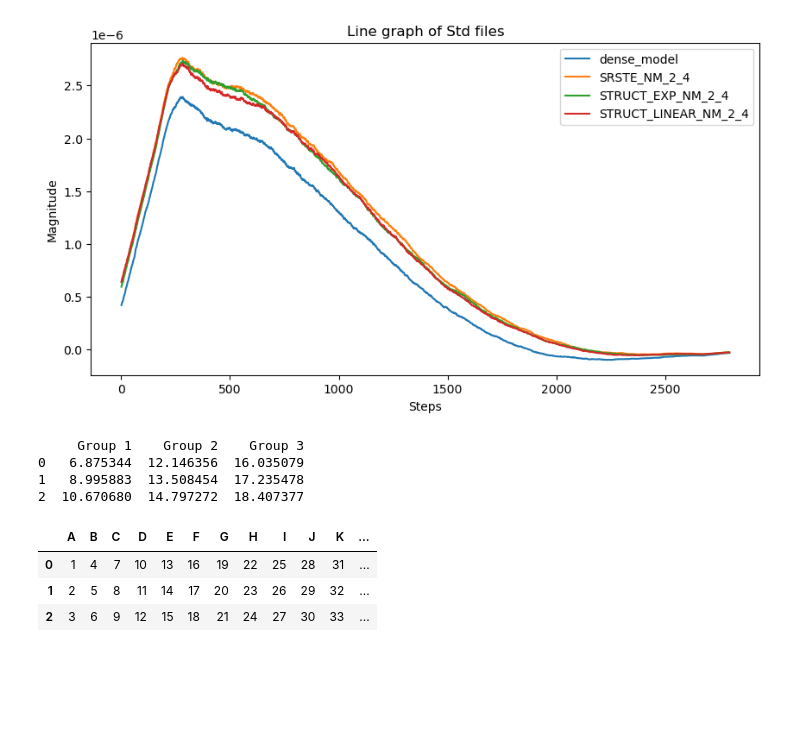
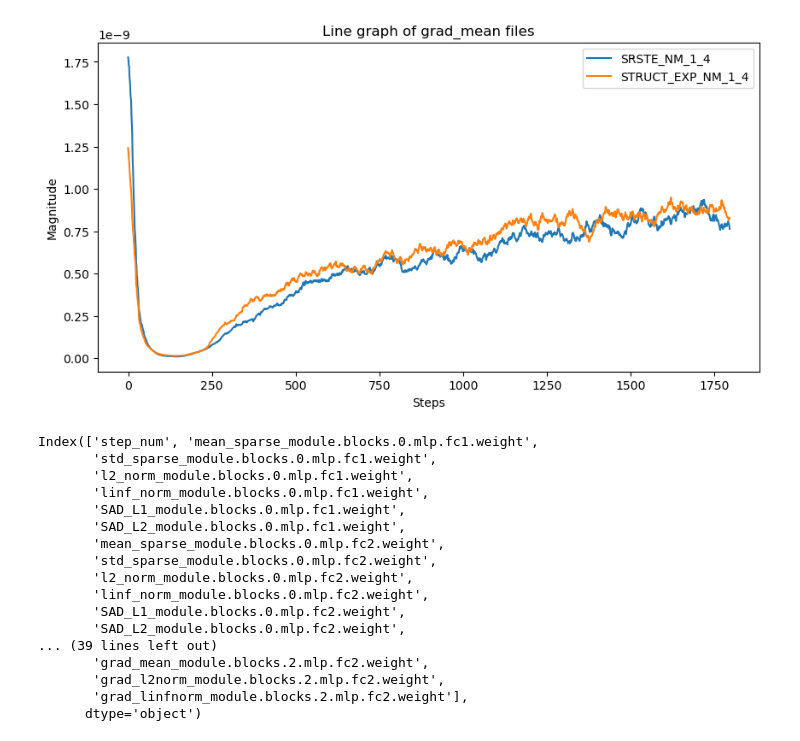
Before and after one commit to abhibambhaniya/progressive_gradient_flow_nm_sparsity, a Jupyter notebook: trend_figures.ipynb, the cells around one changed output. Cells and saved outputs as stored; diff of their text form; code cells hidden in the pictures; blank space fills up the shorter version.

```diff
--- a/trend_figures.ipynb
+++ b/trend_figures.ipynb
@@ -55,27 +70,6 @@ def get_plot_for_column(column_num):
     plt.legend()
     plt.show()
 # %%
-get_plot_for_column(1)
+get_plot_for_column(6)
 # %% [output]
-[figure, old version]
+[figure, new version]
-# %%
-import pandas as pd
-from scipy.stats import gmean
-
-# Create a sample DataFrame with 12 columns
-df = pd.DataFrame({'A': [1, 2, 3], 'B': [4, 5, 6], 'C': [7, 8, 9], 'D': [10, 11, 12],
-                   'E': [13, 14, 15], 'F': [16, 17, 18], 'G': [19, 20, 21], 'H': [22, 23, 24],
-                   'I': [25, 26, 27], 'J': [28, 29, 30], 'K': [31, 32, 33], 'L': [34, 35, 36]})
-
-# Group the columns into groups of 4, compute the geometric mean of each group, and create a new DataFrame
-grouped_df = pd.DataFrame({'Group 1': gmean(df.iloc[:, 0::4], axis=1),
-                           'Group 2': gmean(df.iloc[:, 1::4], axis=1),
-                           'Group 3': gmean(df.iloc[:, 2::4], axis=1)})
-
-# Print the new DataFrame
-print(grouped_df)
-# %% [output]
-     Group 1    Group 2    Group 3
-0   6.875344  12.146356  16.035079
-1   8.995883  13.508454  17.235478
-2  10.670680  14.797272  18.407377
@@ -82,7 +78,20 @@ print(grouped_df)
 # %%
-df
+df.columns
 # %% [output]
-|  | A | B | C | D | E | F | G | H | I | J | K | ... |
-| 0 | 1 | 4 | 7 | 10 | 13 | 16 | 19 | 22 | 25 | 28 | 31 | ... |
-| 1 | 2 | 5 | 8 | 11 | 14 | 17 | 20 | 23 | 26 | 29 | 32 | ... |
-| 2 | 3 | 6 | 9 | 12 | 15 | 18 | 21 | 24 | 27 | 30 | 33 | ... |
+Index(['step_num', 'mean_sparse_module.blocks.0.mlp.fc1.weight',
+       'std_sparse_module.blocks.0.mlp.fc1.weight',
+       'l2_norm_module.blocks.0.mlp.fc1.weight',
+       'linf_norm_module.blocks.0.mlp.fc1.weight',
+       'SAD_L1_module.blocks.0.mlp.fc1.weight',
+       'SAD_L2_module.blocks.0.mlp.fc1.weight',
+       'mean_sparse_module.blocks.0.mlp.fc2.weight',
+       'std_sparse_module.blocks.0.mlp.fc2.weight',
+       'l2_norm_module.blocks.0.mlp.fc2.weight',
+       'linf_norm_module.blocks.0.mlp.fc2.weight',
+       'SAD_L1_module.blocks.0.mlp.fc2.weight',
+       'SAD_L2_module.blocks.0.mlp.fc2.weight',
+... (39 lines left out)
+       'grad_mean_module.blocks.2.mlp.fc2.weight',
+       'grad_l2norm_module.blocks.2.mlp.fc2.weight',
+       'grad_linfnorm_module.blocks.2.mlp.fc2.weight'],
+      dtype='object')
```
Also changed, not shown: parts of 2 cells of this notebook, 4 other files.
